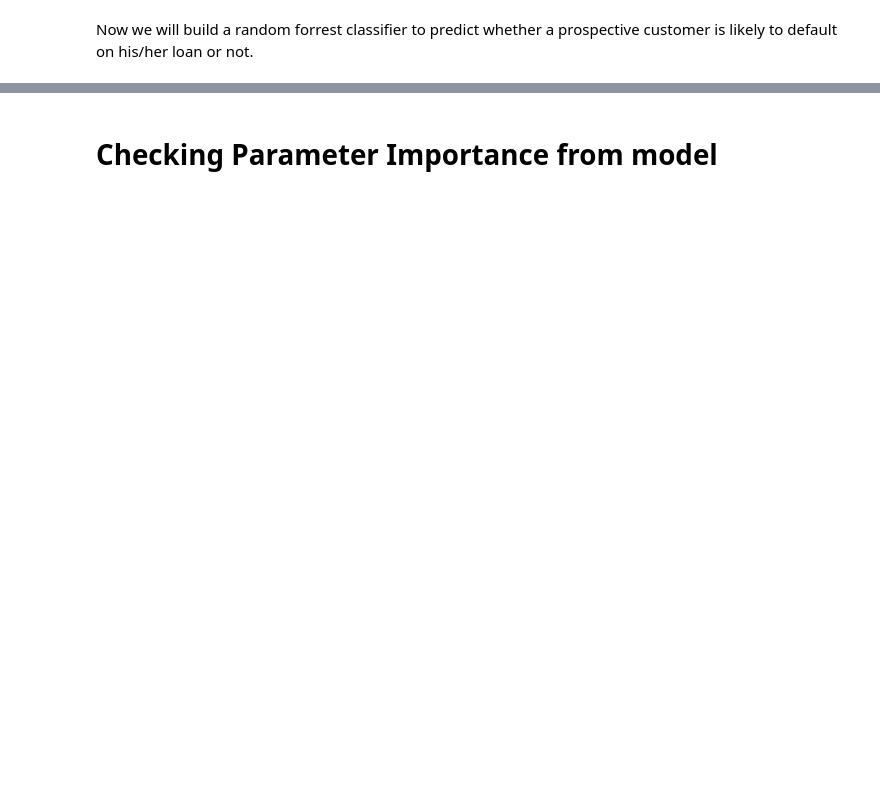
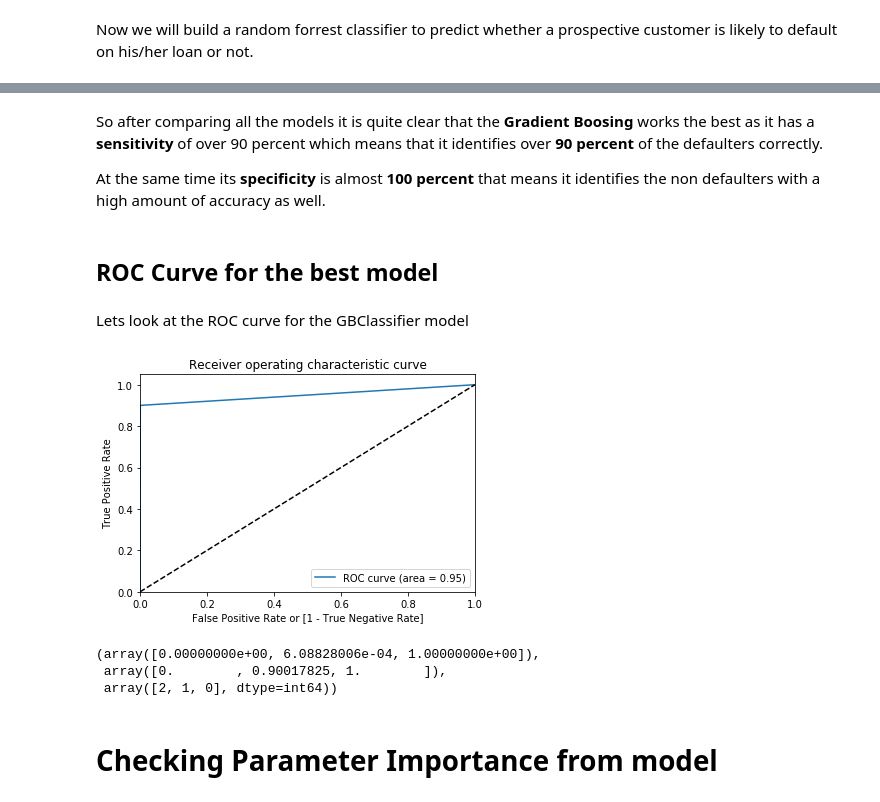
Before and after one commit to aryancodify/ai_in_fintech, a Jupyter notebook: LoanDefaulters.ipynb, the cells around one changed output, grey strips where cells are left out. Drawn from its saved outputs; the diff is of its cells as text; code cells hidden in the pictures; blank space fills up the shorter version.

```diff
--- a/LoanDefaulters.ipynb
+++ b/LoanDefaulters.ipynb
@@ -317,0 +314,4 @@ print(" Confusion matrix ", confusion_matrix(test_y, predictions))
+# %%
+print("########################Gradient Boost########################")
+predictions_D = clf_D.predict(test_x)
+measure_accuracy(test_y, predictions_D)
@@ -318,3 +351,36 @@ print(" Confusion matrix ", confusion_matrix(test_y, predictions))
+# %% [markdown]
+So after comparing all the models it is quite clear that the **Gradient Boosing** works the best as it has a **sensitivity** of over 90 percent which means that it identifies over **90 percent** of the defaulters correctly.
+
+At the same time its **specificity** is almost **100 percent** that means it identifies the non defaulters with a high amount of accuracy as well.
+# %% [markdown]
+## ROC Curve for the best model
+# %% [markdown]
+Lets look at the ROC curve for the GBClassifier model
+# %%
+from sklearn.metrics import roc_curve
+from sklearn.metrics import roc_auc_score
+def draw_roc(actual, prob):
+    fpr, tpr, thresholds = roc_curve(actual, prob, drop_intermediate = False)
+    auc_score = roc_auc_score(actual,prob)
+    plt.figure(figsize=(6, 4))
+    plt.plot( fpr, tpr, label='ROC curve (area = %0.2f)' % auc_score )
+    plt.plot([0, 1], [0, 1], 'k--')
+    plt.xlim([0.0, 1.0])
+    plt.ylim([0.0, 1.05])
+    plt.xlabel('False Positive Rate or [1 - True Negative Rate]')
+    plt.ylabel('True Positive Rate')
+    plt.title('Receiver operating characteristic curve')
+    plt.legend(loc="lower right")
+    plt.show()
+
+    return fpr, tpr, thresholds
+# %%
+draw_roc(test_y, predictions_D)
+# %% [output]
+[figure, added]
+(array([0.00000000e+00, 6.08828006e-04, 1.00000000e+00]),
+ array([0.        , 0.90017825, 1.        ]),
+ array([2, 1, 0], dtype=int64))
 # %% [markdown]
 # Checking Parameter Importance from model
 # %%
```
Also changed, not shown: parts of 57 cells of this notebook.
